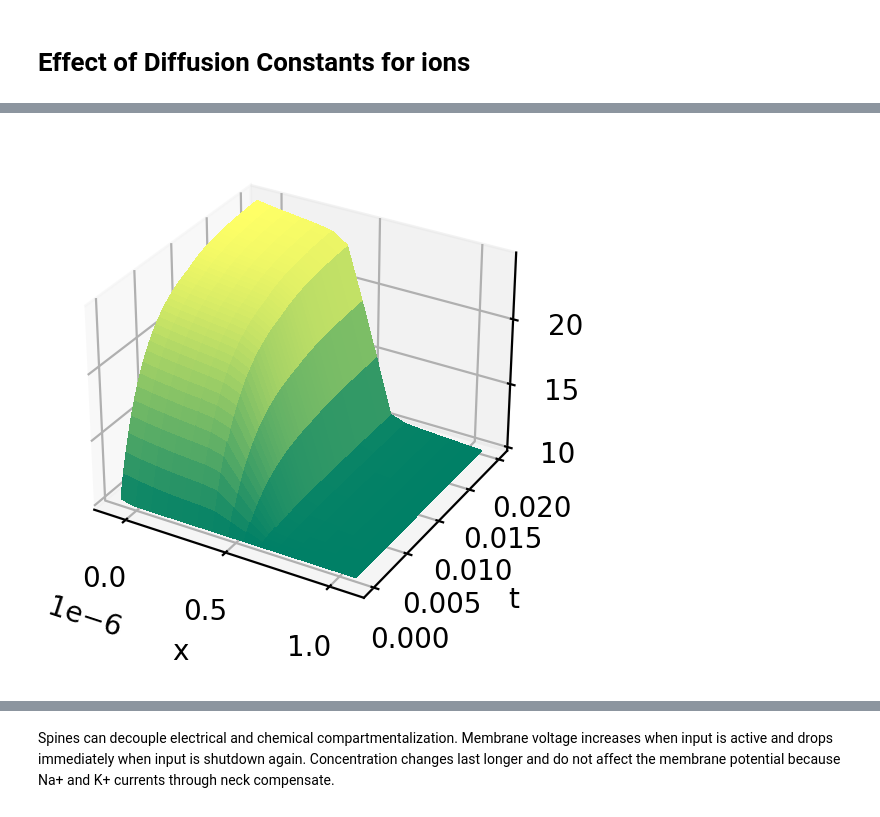
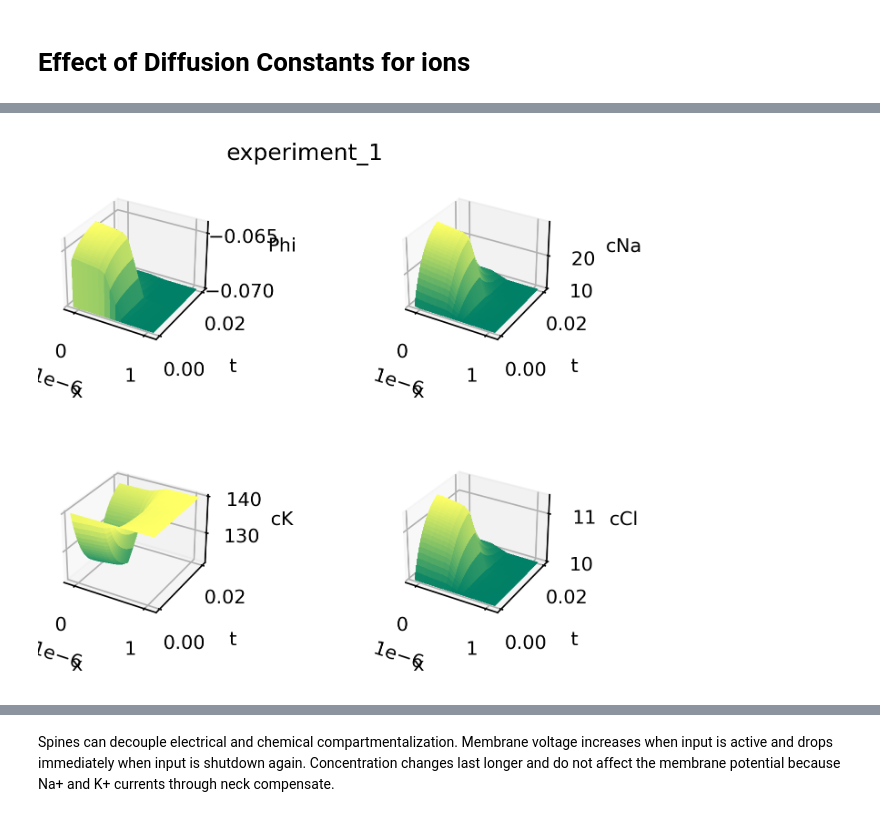
Before and after one commit to feblmu/Eberhardt2024Ion-concentration, a Jupyter notebook: notebooks/analyze_full_run.ipynb, the cells around one changed output, grey strips where cells are left out. Drawn from its saved outputs; the diff is of its cells as text; code cells hidden in the pictures.

```diff
--- a/notebooks/analyze_full_run.ipynb
+++ b/notebooks/analyze_full_run.ipynb
@@ -319,7 +257,5 @@ plt.show()
 # %%
-fig = plt.figure(dpi=200, figsize=(3,3))
-pos = [0.1,0.1,0.8,0.8]
-plot.surface(fig, pos, xx, tt, c_Na)
-plt.show()
+reload(plot)
+plot.figure_space_time_summary('experiment_1')
 # %% [output]
-[figure, old version]
+[figure, new version]
```
Also changed, not shown: parts of 20 cells of this notebook, 10 other files.
